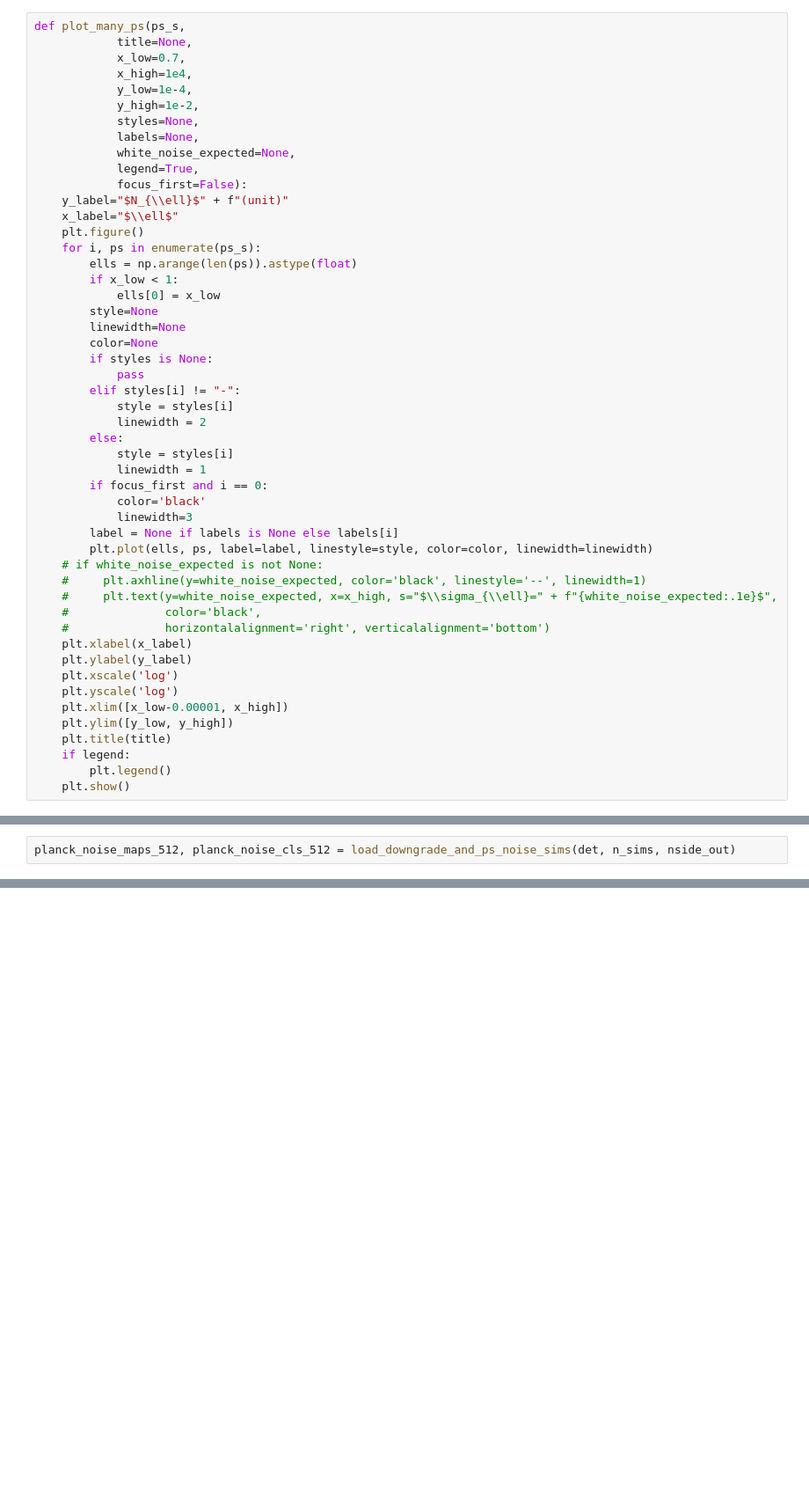
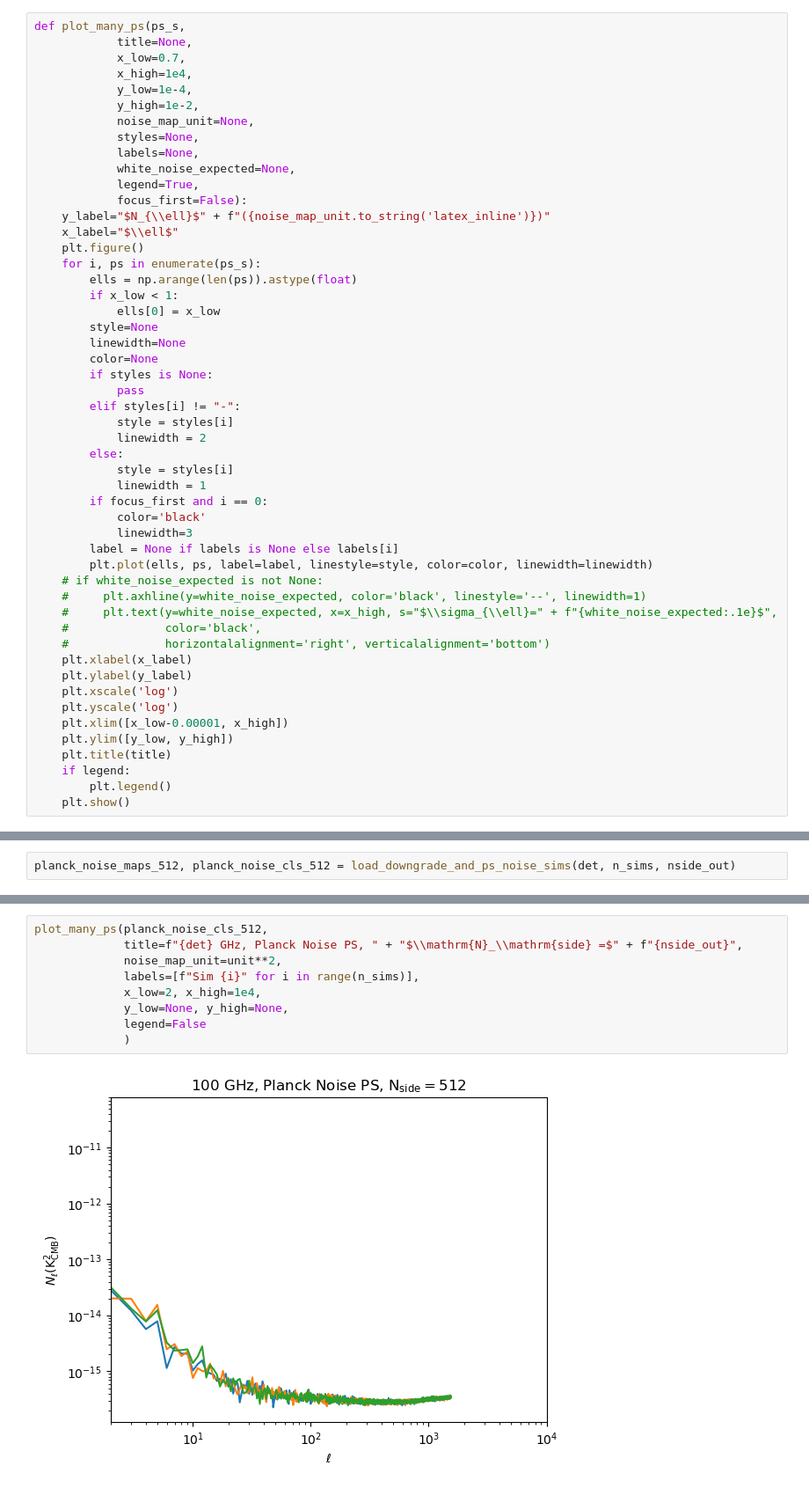
Before and after one commit to CMB-ML/variance_map_ps, a Jupyter notebook: show_planck_sims.ipynb, the cells around one changed output, grey strips where cells are left out. Shown at 88% size. Saved outputs shown, nothing was run; the diff lists cells and outputs as text; blank space fills up the shorter version.

```diff
--- a/show_planck_sims.ipynb
+++ b/show_planck_sims.ipynb
@@ -29,12 +29,13 @@ def plot_many_ps(ps_s,
             x_high=1e4,
             y_low=1e-4,
             y_high=1e-2,
+            noise_map_unit=None,
             styles=None,
             labels=None,
             white_noise_expected=None,
             legend=True,
             focus_first=False):
-    y_label="$N_{\\ell}$" + f"(unit)"
+    y_label="$N_{\\ell}$" + f"({noise_map_unit.to_string('latex_inline')})"
     x_label="$\\ell$"
     plt.figure()
     for i, ps in enumerate(ps_s):
@@ -120,0 +124,11 @@ for i in range(n_sims):
+# %%
+plot_many_ps(planck_noise_cls_512,
+             title=f"{det} GHz, Planck Noise PS, " + "$\\mathrm{N}_\\mathrm{side} =$" + f"{nside_out}",
+             noise_map_unit=unit**2,
+             labels=[f"Sim {i}" for i in range(n_sims)],
+             x_low=2, x_high=1e4,
+             y_low=None, y_high=None,
+             legend=False
+             )
+# %% [output]
+[figure, added]
```
Also changed, not shown: parts of 5 cells of this notebook, 45 other files.
